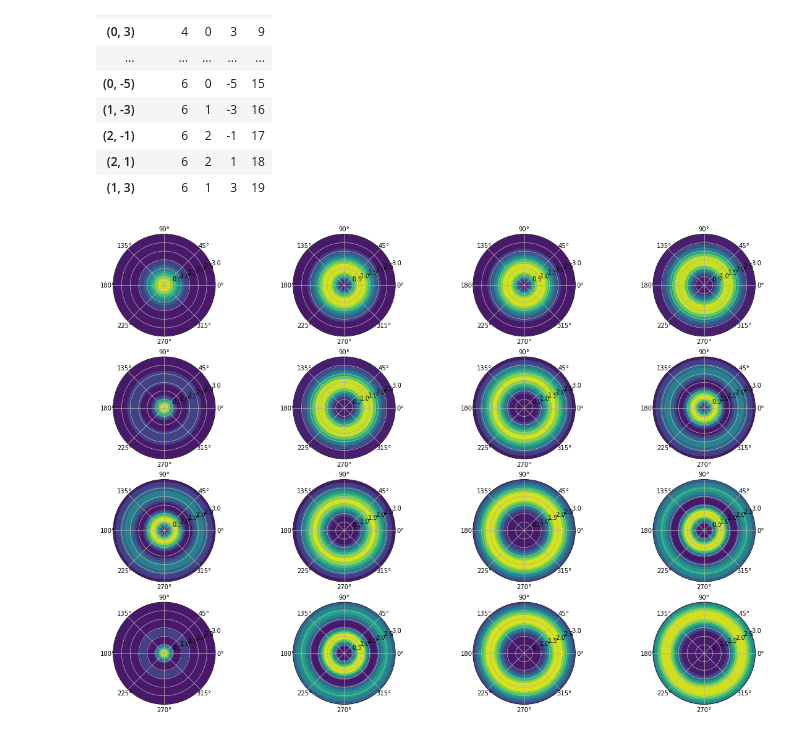
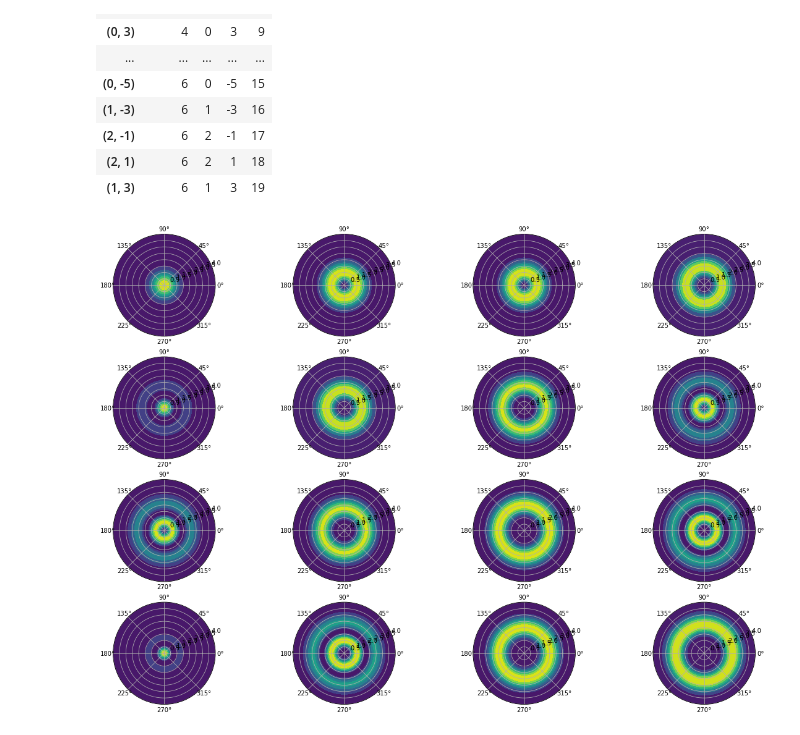
Before and after one commit to Schoyen/coupled-cluster-notes, a Jupyter notebook: notebooks/dwqd.ipynb, the cells around one changed output. Cells and saved outputs as stored; diff of their text form; code cells hidden in the pictures.

```diff
--- a/notebooks/dwqd.ipynb
+++ b/notebooks/dwqd.ipynb
@@ -397,21 +397,21 @@ def phi_nm_density(r, theta, n, m, omega=1):
     return np.abs(a*theta_dep*norm*(a*r)**(abs(m))*lag*rad_dep)**2
 # %%
 theta = np.linspace(0, 2*np.pi, 101)
-radius = np.linspace(0, 3, 101)
+radius = np.linspace(0, 4, 101)
 
 for p in range(16):
     n = int(index_table.loc[index_table.p == p].n)
     m = int(index_table.loc[index_table.p == p].m)
     R, T = np.meshgrid(radius, theta)
     phi = phi_nm_density(R, T, n, m)
 
 
     plt.subplot(4, 4, p+1, polar=True)
     plt.contourf(T, R, phi)
 
 plt.show()
 # %% [output]
-[figure, old version]
+[figure, new version]
 # %% [markdown]
 ### Finding the one-body matrix elements
 
```
Also changed, not shown: parts of 1 cell of this notebook.
